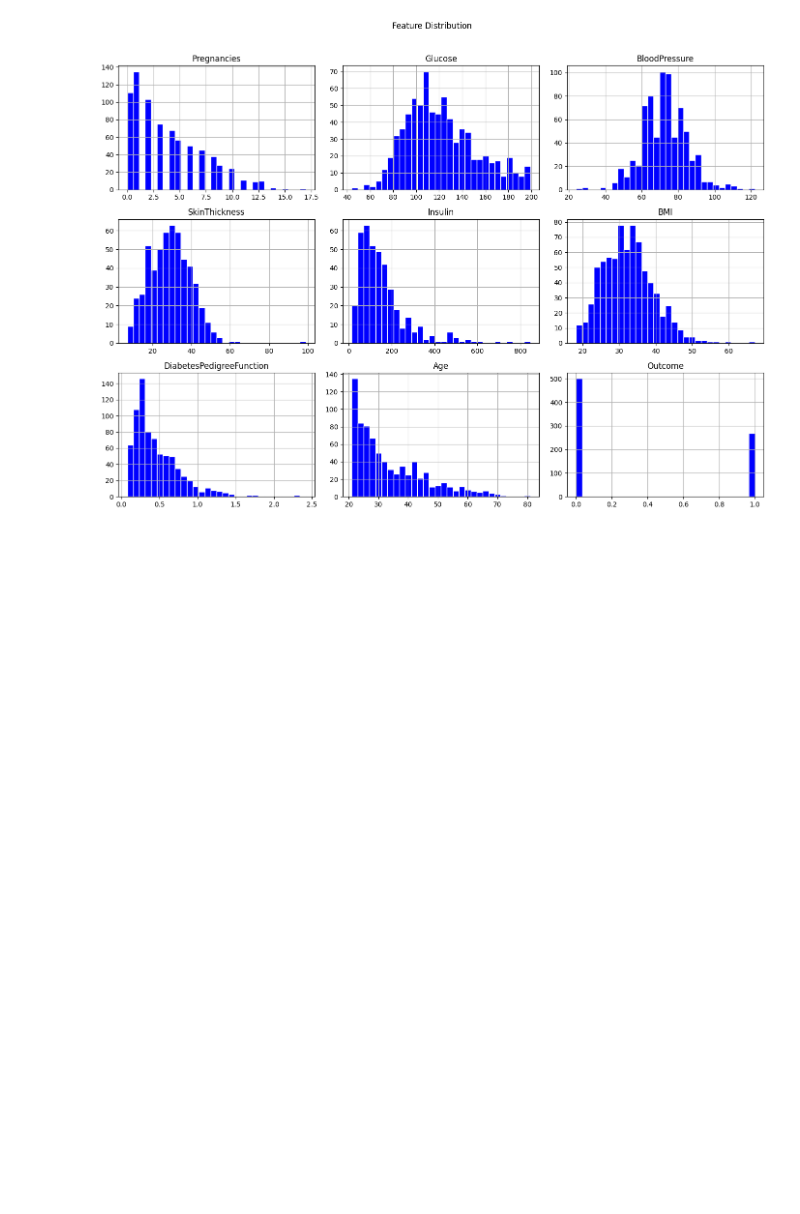
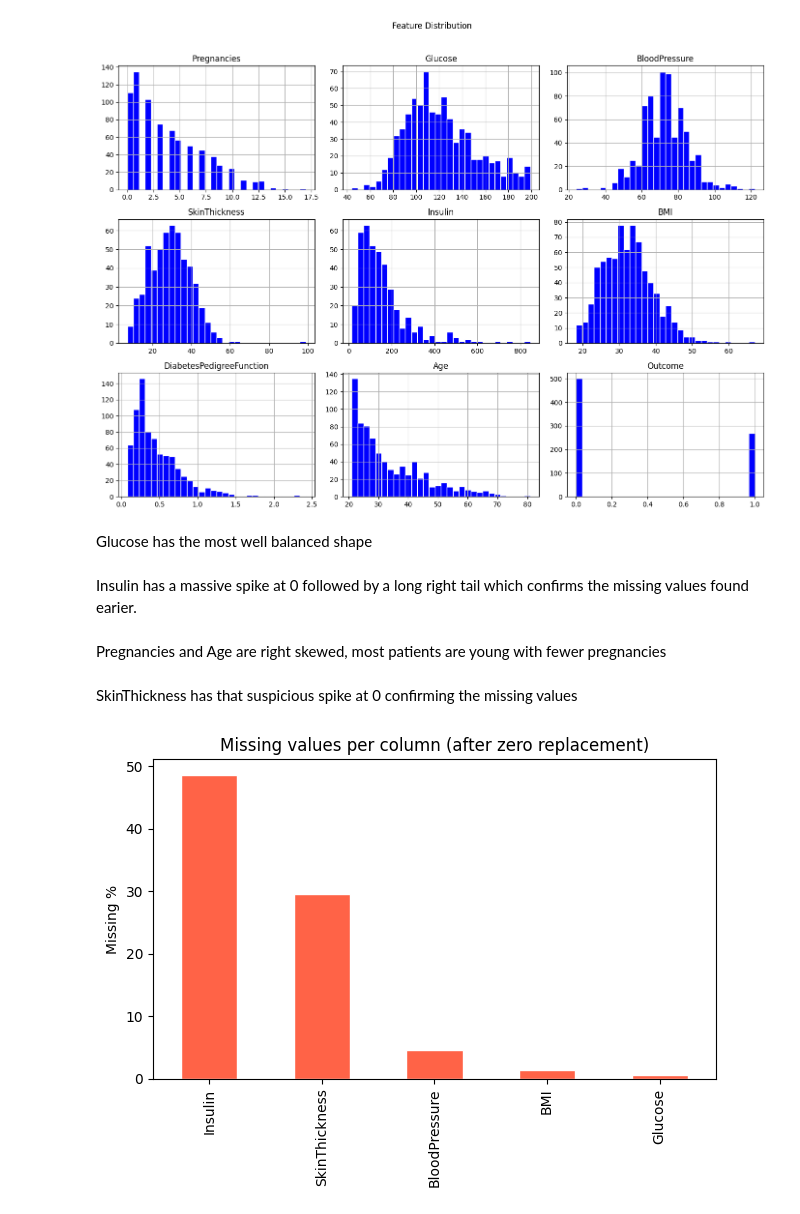
Before and after one commit to ZAWAD1/CodeAlpha_Disease-Prediction, a Jupyter notebook: notebook.ipynb, the cells around one changed output. Drawn from its saved outputs; the diff is of its cells as text; code cells hidden in the pictures; blank space fills up the shorter version.

```diff
--- a/notebook.ipynb
+++ b/notebook.ipynb
@@ -137,3 +137,22 @@ plt.tight_layout()
 plt.show()
 # %% [output]
 [figure]
+# %% [markdown]
+Glucose has the most well balanced shape
+# %% [markdown]
+Insulin has a massive spike at 0 followed by a long right tail which confirms the missing values found earier.
+# %% [markdown]
+Pregnancies and Age are right skewed, most patients are young with fewer pregnancies
+# %% [markdown]
+SkinThickness has that suspicious spike at 0 confirming the missing values
+# %%
+#What does my null value columns look like?
+missing = df.isnull().mean() * 100
+missing = missing[missing > 0].sort_values(ascending=False)
+missing.plot(kind='bar', color='tomato', edgecolor='white')
+plt.ylabel('Missing %')
+plt.title('Missing values per column (after zero replacement)')
+plt.tight_layout()
+plt.show()
+# %% [output]
+[figure, added]
```
Also changed, not shown: parts of 55 cells of this notebook, 2 other files.
